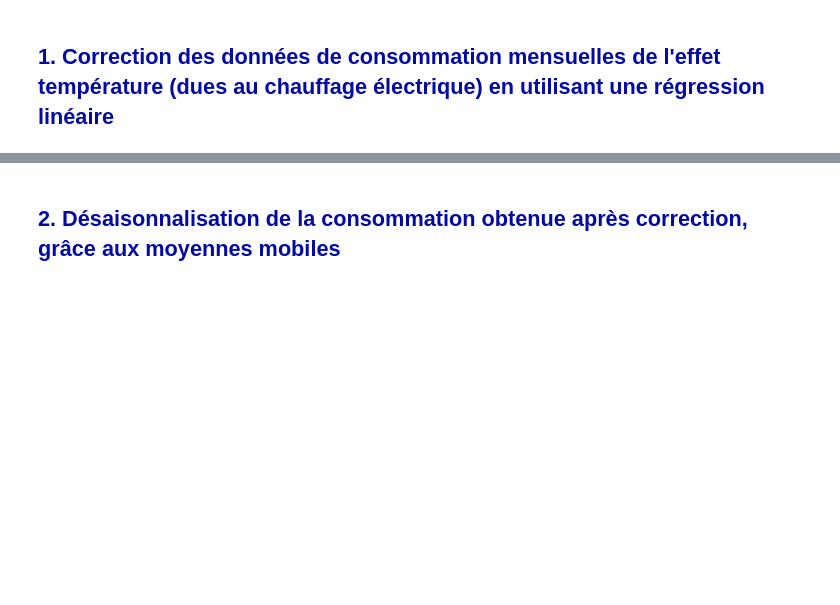
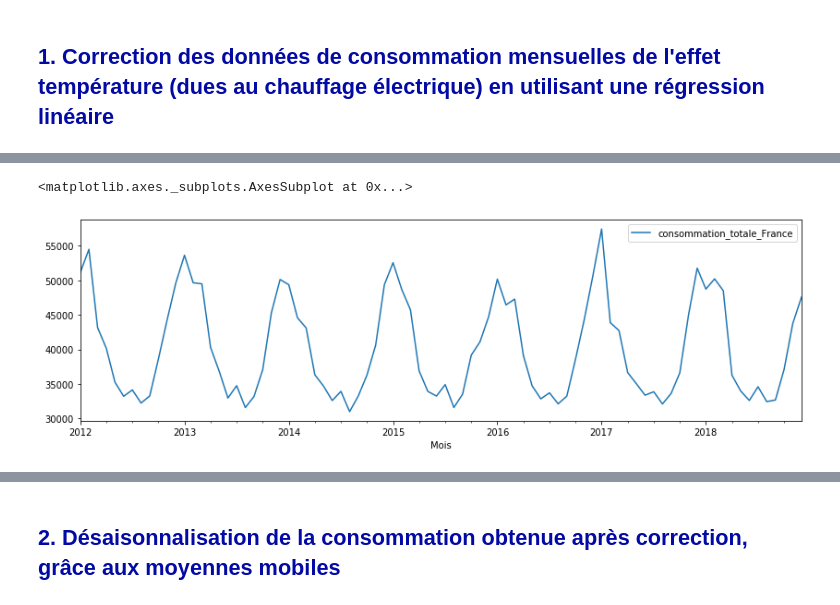
Before and after one commit to MattSioll/DataAnalyst, a Jupyter notebook: Projet 9/P9_01_code.ipynb, the cells around one changed output, grey strips where cells are left out. Drawn from its saved outputs; the diff is of its cells as text; code cells hidden in the pictures; blank space fills up the shorter version.

```diff
--- a/Projet 9/P9_01_code.ipynb
+++ b/Projet 9/P9_01_code.ipynb
@@ -88,0 +79,22 @@ Dju_clim = pd.read_csv('dju_clim.csv')
+# %%
+data = DonneesMensuelles.loc[:,('Mois','Territoire','Consommation totale')]
+data = data[data.Territoire=='France']
+data = data.rename(columns={'Consommation totale':'consommation_totale_France'})\
+           .drop(columns='Territoire')
+
+data['Mois'] = pd.to_datetime(data['Mois'], infer_datetime_format=True)
+
+data_chauffage = Dju_chauffage[Dju_chauffage['Unnamed: 0']!=2010]
+data_chauffage = data_chauffage[data_chauffage['Unnamed: 0']!=2011]
+data_chauffage = data_chauffage.drop(columns='TOTAL')\
+                               .rename(columns={'JAN':'01','FÉV':'02','MAR':'03','AVR':'04','MAI':'05','JUN':'06','JUI':'07','AOÛ':'08','SEP':'09','OCT':'10','NOV':'11','DÉC':'12'})\
+                               .melt('Unnamed: 0', var_name= 'Année', value_name='DJU')\
+                               .rename(columns={'Unnamed: 0':'year','Année':'month'})
+
+data_chauffage['Mois'] = pd.to_datetime(data_chauffage[['year', 'month']].assign(DAY=1))
+
+data_chauffage = data_chauffage.drop(columns=['year','month'])
+
+data = pd.merge(data,data_chauffage)
+
+data
@@ -88,0 +115,5 @@ Dju_clim = pd.read_csv('dju_clim.csv')
+# %%
+data.plot(x='Mois',y="consommation_totale_France", figsize=(14,4))
+# %% [output]
+<matplotlib.axes._subplots.AxesSubplot at 0x...>
+[figure, added]
```
Also changed, not shown: parts of 9 cells of this notebook.
